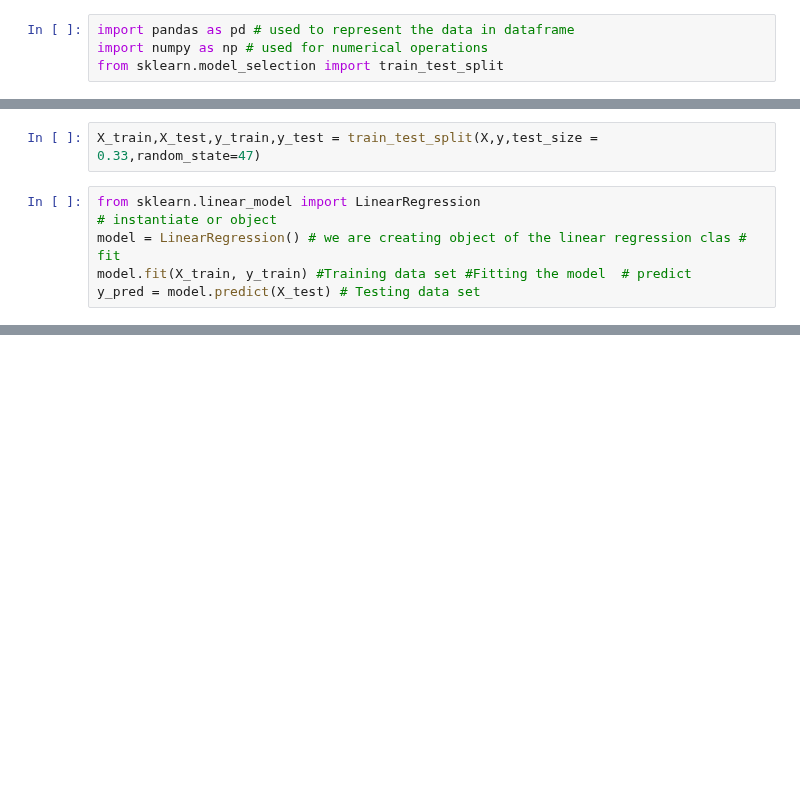
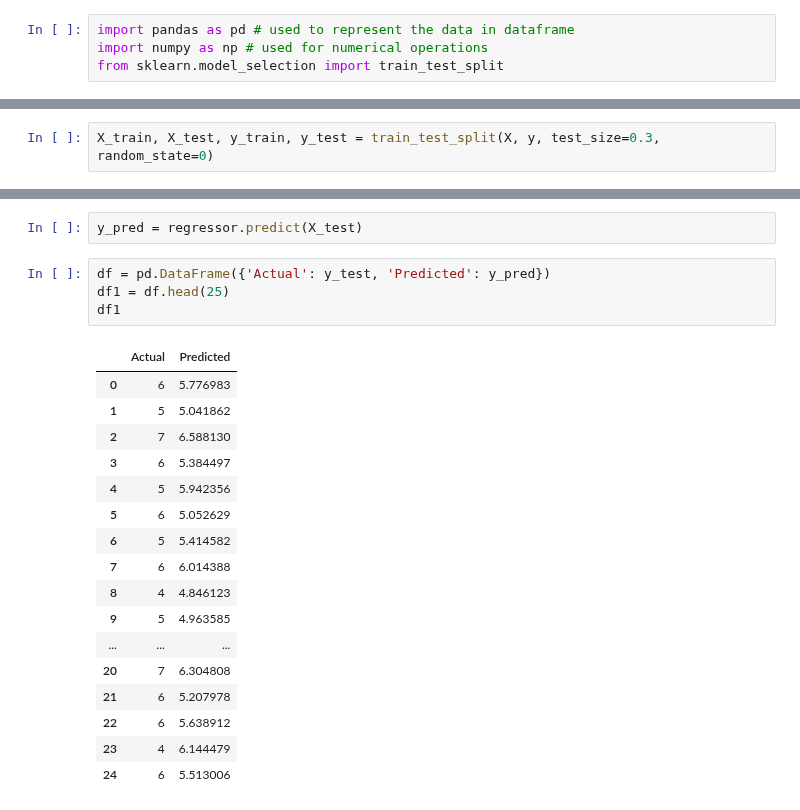
Before and after one commit to hpnightowl/Owlsbooks, a Jupyter notebook: wine.ipynb, the cells around one changed output, grey strips where cells are left out. Saved outputs shown, nothing was run; the diff lists cells and outputs as text; blank space fills up the shorter version.

```diff
--- a/wine.ipynb
+++ b/wine.ipynb
@@ -85,8 +116,2 @@ y = red_wine_data.quality
 # %%
-X_train,X_test,y_train,y_test = train_test_split(X,y,test_size = 0.33,random_state=47)
+X_train, X_test, y_train, y_test = train_test_split(X, y, test_size=0.3, random_state=0)
-# %%
-from sklearn.linear_model import LinearRegression
-# instantiate or object
-model = LinearRegression() # we are creating object of the linear regression clas # fit
-model.fit(X_train, y_train) #Training data set #Fitting the model  # predict
-y_pred = model.predict(X_test) # Testing data set
@@ -108,0 +123,24 @@ R2 score = 0.32
+# %%
+y_pred = regressor.predict(X_test)
+# %%
+df = pd.DataFrame({'Actual': y_test, 'Predicted': y_pred})
+df1 = df.head(25)
+df1
+# %% [output]
+|  | Actual | Predicted |
+| 0 | 6 | 5.776983 |
+| 1 | 5 | 5.041862 |
+| 2 | 7 | 6.588130 |
+| 3 | 6 | 5.384497 |
+| 4 | 5 | 5.942356 |
+| 5 | 6 | 5.052629 |
+| 6 | 5 | 5.414582 |
+| 7 | 6 | 6.014388 |
+| 8 | 4 | 4.846123 |
+| 9 | 5 | 4.963585 |
+| ... | ... | ... |
+| 20 | 7 | 6.304808 |
+| 21 | 6 | 5.207978 |
+| 22 | 6 | 5.638912 |
+| 23 | 4 | 6.144479 |
+| 24 | 6 | 5.513006 |
```
Also changed, not shown: parts of 13 cells of this notebook.
